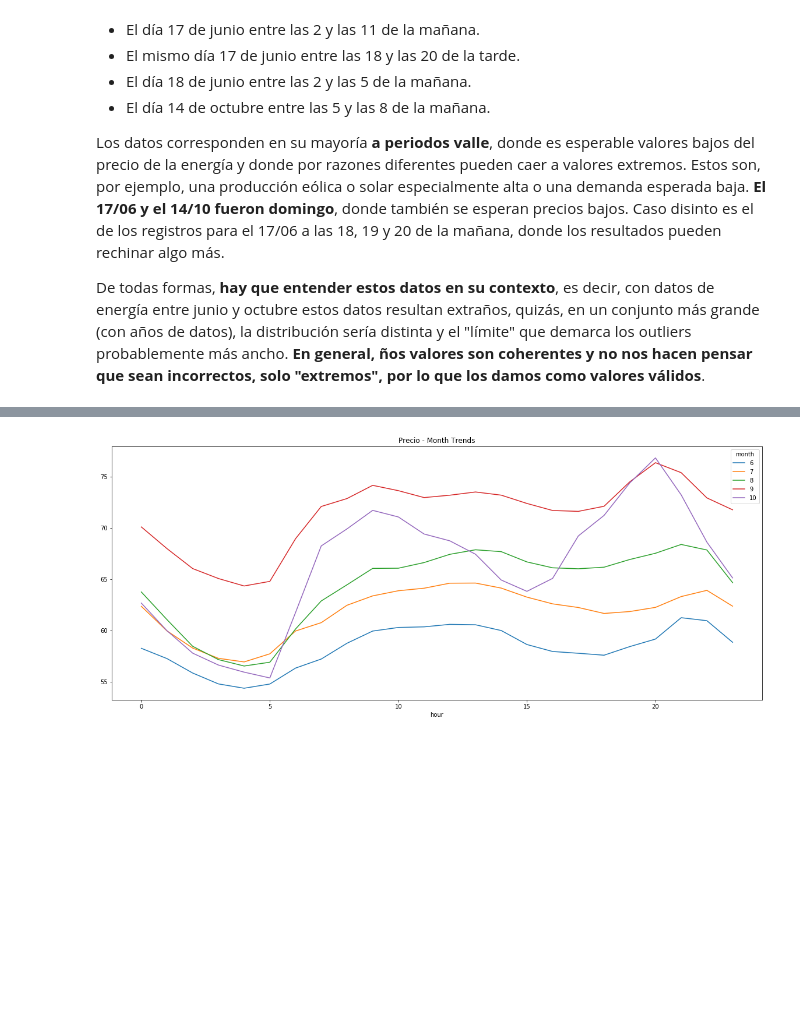
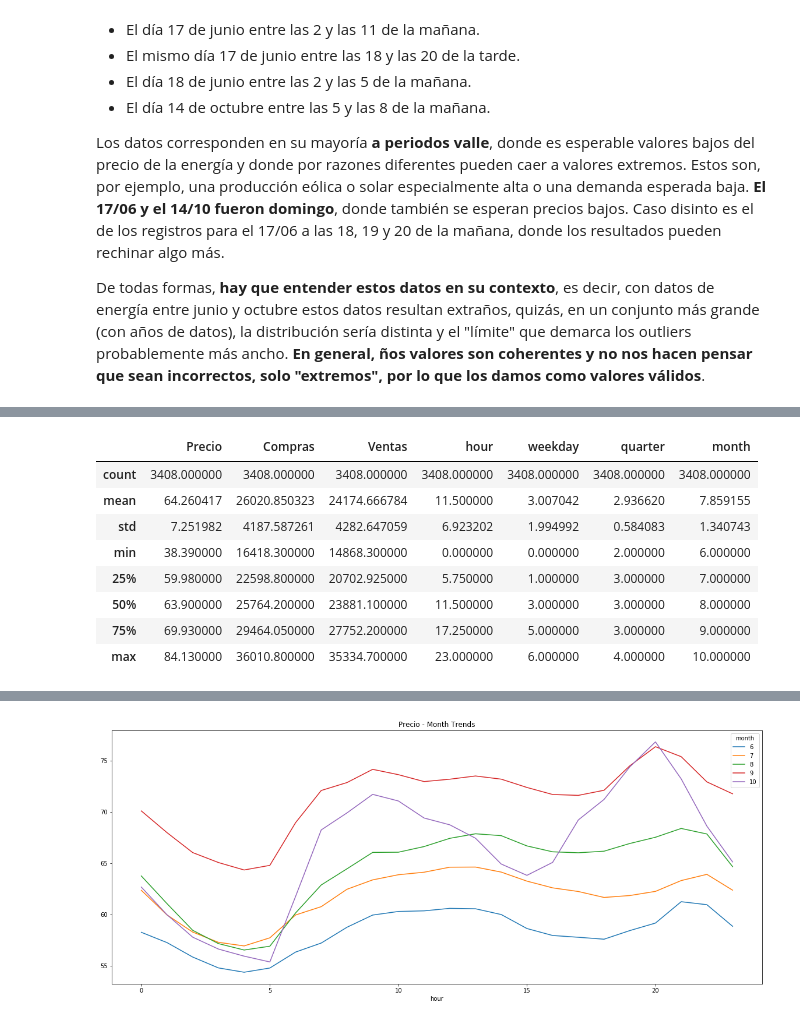
Before and after one commit to PLombao/DataCleaning_PR2, a Jupyter notebook: PRA2_Tipologia_DataCleaning.ipynb, the cells around one changed output, grey strips where cells are left out. Cells and saved outputs as stored; diff of their text form; code cells hidden in the pictures; blank space fills up the shorter version.

```diff
--- a/PRA2_Tipologia_DataCleaning.ipynb
+++ b/PRA2_Tipologia_DataCleaning.ipynb
@@ -287,0 +308,12 @@ df.to_csv("OMIEdata_clean.csv", index=False)
+# %%
+df.describe()
+# %% [output]
+|  | Precio | Compras | Ventas | hour | weekday | quarter | month |
+| count | 3408.000000 | 3408.000000 | 3408.000000 | 3408.000000 | 3408.000000 | 3408.000000 | 3408.000000 |
+| mean | 64.260417 | 26020.850323 | 24174.666784 | 11.500000 | 3.007042 | 2.936620 | 7.859155 |
+| std | 7.251982 | 4187.587261 | 4282.647059 | 6.923202 | 1.994992 | 0.584083 | 1.340743 |
+| min | 38.390000 | 16418.300000 | 14868.300000 | 0.000000 | 0.000000 | 2.000000 | 6.000000 |
+| 25% | 59.980000 | 22598.800000 | 20702.925000 | 5.750000 | 1.000000 | 3.000000 | 7.000000 |
+| 50% | 63.900000 | 25764.200000 | 23881.100000 | 11.500000 | 3.000000 | 3.000000 | 8.000000 |
+| 75% | 69.930000 | 29464.050000 | 27752.200000 | 17.250000 | 5.000000 | 3.000000 | 9.000000 |
+| max | 84.130000 | 36010.800000 | 35334.700000 | 23.000000 | 6.000000 | 4.000000 | 10.000000 |
```
Also changed, not shown: parts of 23 cells of this notebook.
